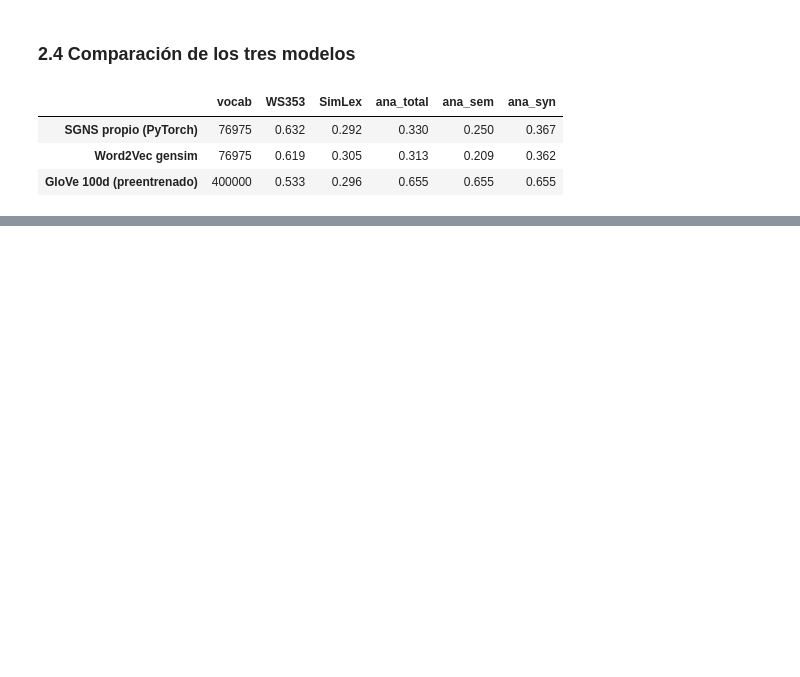
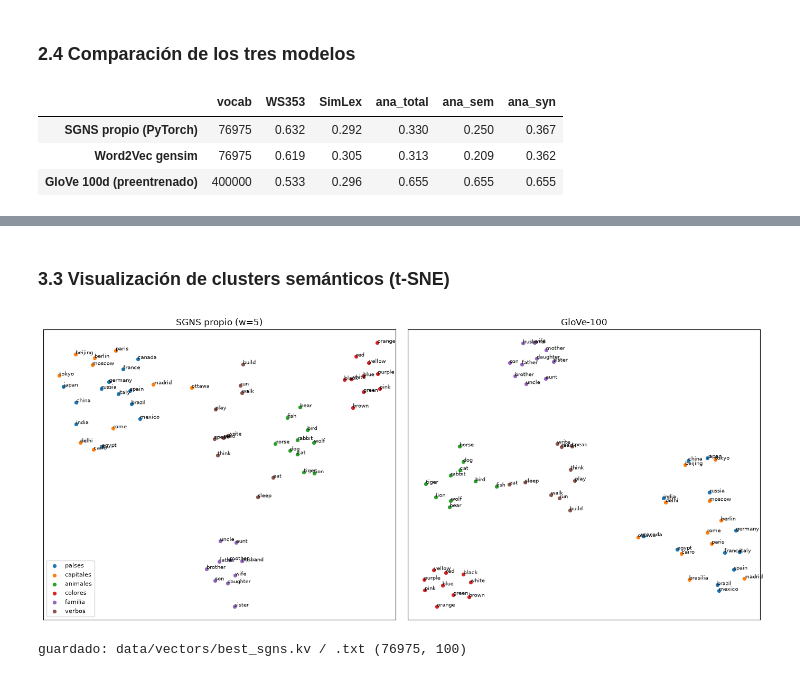
Before and after one commit to AscencioSIUU/deepLearning, a Jupyter notebook: labs/lab7-embeddings/notebook.ipynb, the cells around one changed output, grey strips where cells are left out. Drawn from its saved outputs; the diff is of its cells as text; code cells hidden in the pictures; blank space fills up the shorter version.

```diff
--- a/labs/lab7-embeddings/notebook.ipynb
+++ b/labs/lab7-embeddings/notebook.ipynb
@@ -410,0 +553,33 @@ cmp.round(3)
+# %% [markdown]
+### 3.3 Visualización de clusters semánticos (t-SNE)
+# %%
+from sklearn.manifold import TSNE
+groups = {
+    "países": "france germany italy spain china japan russia india brazil canada egypt mexico".split(),
+    "capitales": "paris berlin rome madrid beijing tokyo moscow delhi brasilia ottawa cairo".split(),
+    "animales": "dog cat horse lion tiger bird fish wolf bear rabbit".split(),
+    "colores": "red blue green yellow black white orange purple brown pink".split(),
+    "familia": "father mother brother sister son daughter uncle aunt husband wife".split(),
+    "verbos": "run walk eat sleep write read speak think build play".split(),
+}
+def tsne_plot(kv, ax, title):
+    words = [(w, g) for g, ws in groups.items() for w in ws if w in kv.key_to_index]
+    X = np.stack([kv[w] for w, _ in words])
+    Y = TSNE(2, perplexity=12, init="pca", random_state=SEED).fit_transform(X)
+    for g in groups:
+        pts = [(y, w) for y, (w, gg) in zip(Y, words) if gg == g]
+        ax.scatter(*np.array([p for p, _ in pts]).T, s=18, label=g)
+        for p, w in pts: ax.annotate(w, p, fontsize=7)
+    ax.set_title(title); ax.set_xticks([]); ax.set_yticks([])
+fig, axs = plt.subplots(1, 2, figsize=(14, 6))
+tsne_plot(sgns, axs[0], "SGNS propio (w=5)"); tsne_plot(glove, axs[1], "GloVe-100")
+axs[0].legend(fontsize=8); plt.tight_layout(); plt.savefig("tsne.png", dpi=150); plt.show()
+# %% [output]
+[figure, added]
+# %%
+# vectores del mejor modelo propio (.kv y .txt) para el entregable
+best = sgns
+best.save("data/vectors/best_sgns.kv"); best.save_word2vec_format("data/vectors/best_sgns.txt")
+print("guardado: data/vectors/best_sgns.kv / .txt", best.vectors.shape)
+# %% [output]
+guardado: data/vectors/best_sgns.kv / .txt (76975, 100)
```
Also changed, not shown: parts of 23 cells of this notebook, 7 other files.
